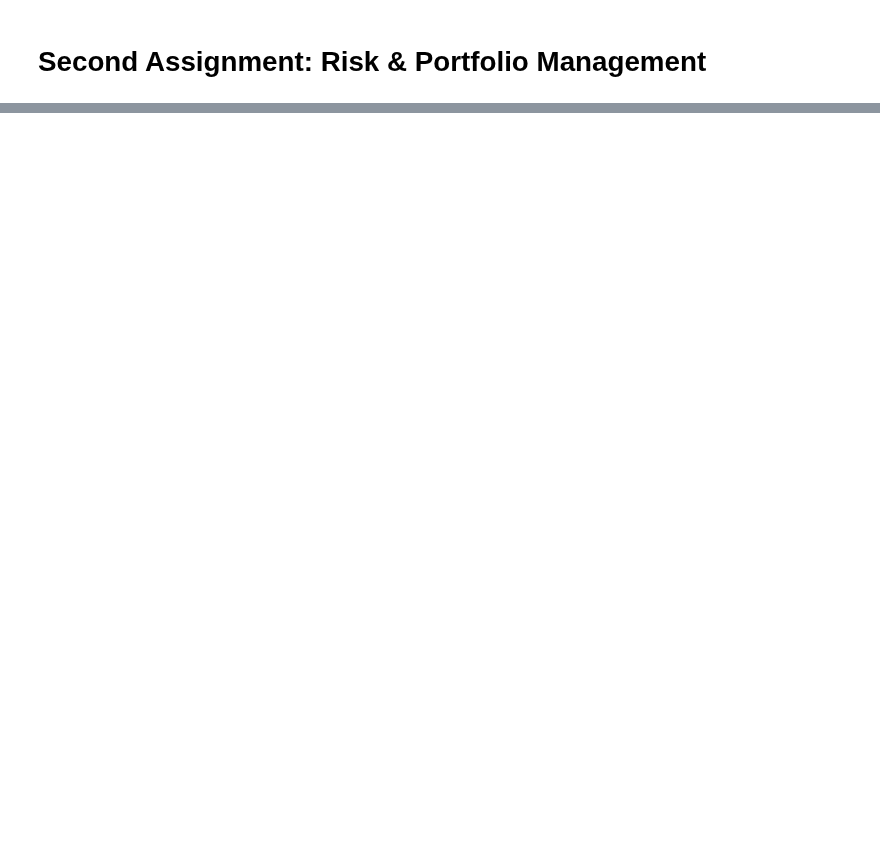
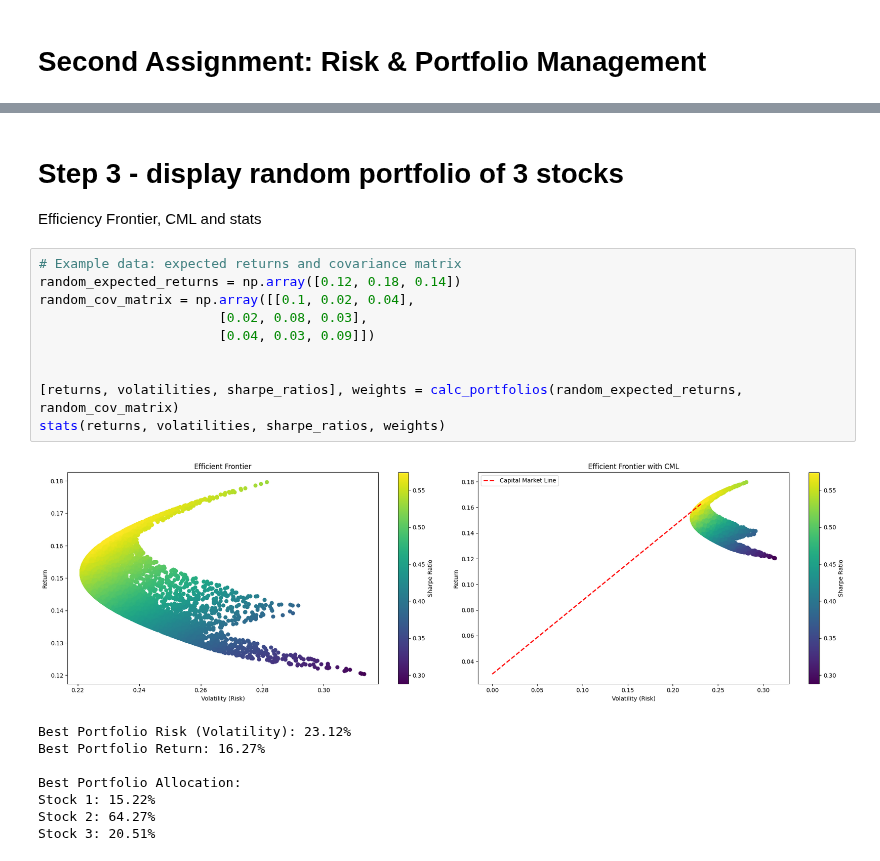
Before and after one commit to montarelab/quant-programming, a Jupyter notebook: second-assignment/main.ipynb, the cells around one changed output, grey strips where cells are left out. Cells and saved outputs as stored; diff of their text form; blank space fills up the shorter version.

```diff
--- a/second-assignment/main.ipynb
+++ b/second-assignment/main.ipynb
@@ -125,0 +136,22 @@ plt.show()
+# %% [markdown]
+# Step 3 - display random portfolio of 3 stocks
+Efficiency Frontier, CML and stats
+# %%
+# Example data: expected returns and covariance matrix
+random_expected_returns = np.array([0.12, 0.18, 0.14])
+random_cov_matrix = np.array([[0.1, 0.02, 0.04],
+                       [0.02, 0.08, 0.03],
+                       [0.04, 0.03, 0.09]])
+
+
+[returns, volatilities, sharpe_ratios], weights = calc_portfolios(random_expected_returns, random_cov_matrix)
+stats(returns, volatilities, sharpe_ratios, weights)
+# %% [output]
+[figure, added]
+Best Portfolio Risk (Volatility): 23.12%
+Best Portfolio Return: 16.27%
+
+Best Portfolio Allocation:
+Stock 1: 15.22%
+Stock 2: 64.27%
+Stock 3: 20.51%
```
Also changed, not shown: parts of 22 cells of this notebook, 1 other file.
